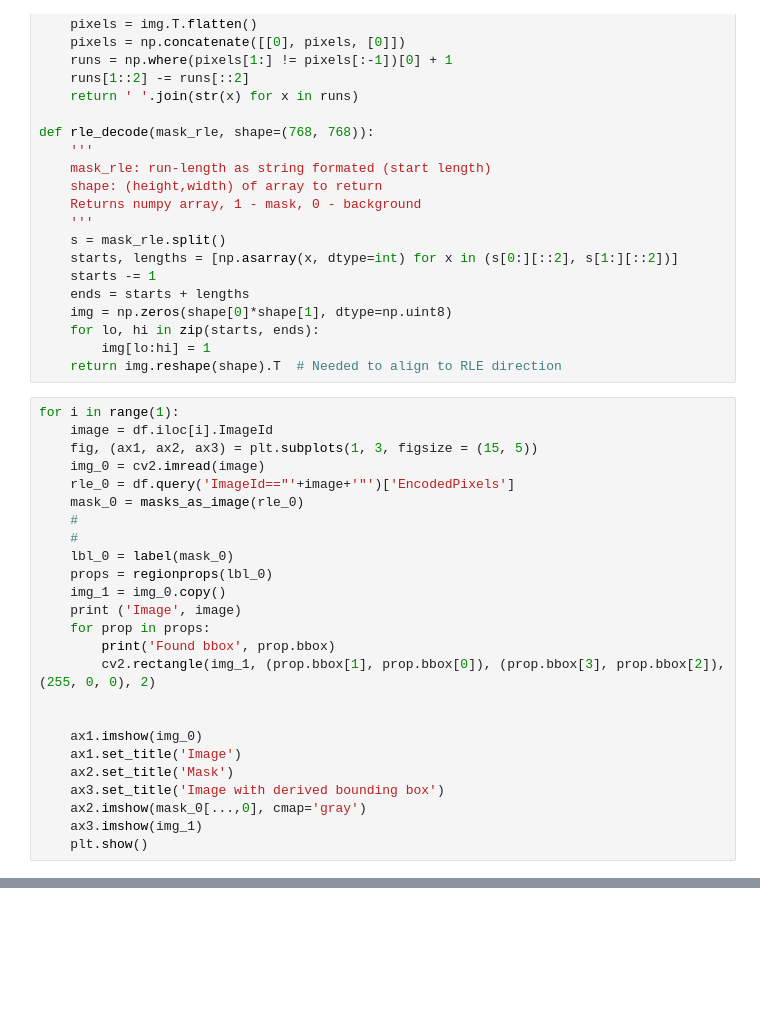
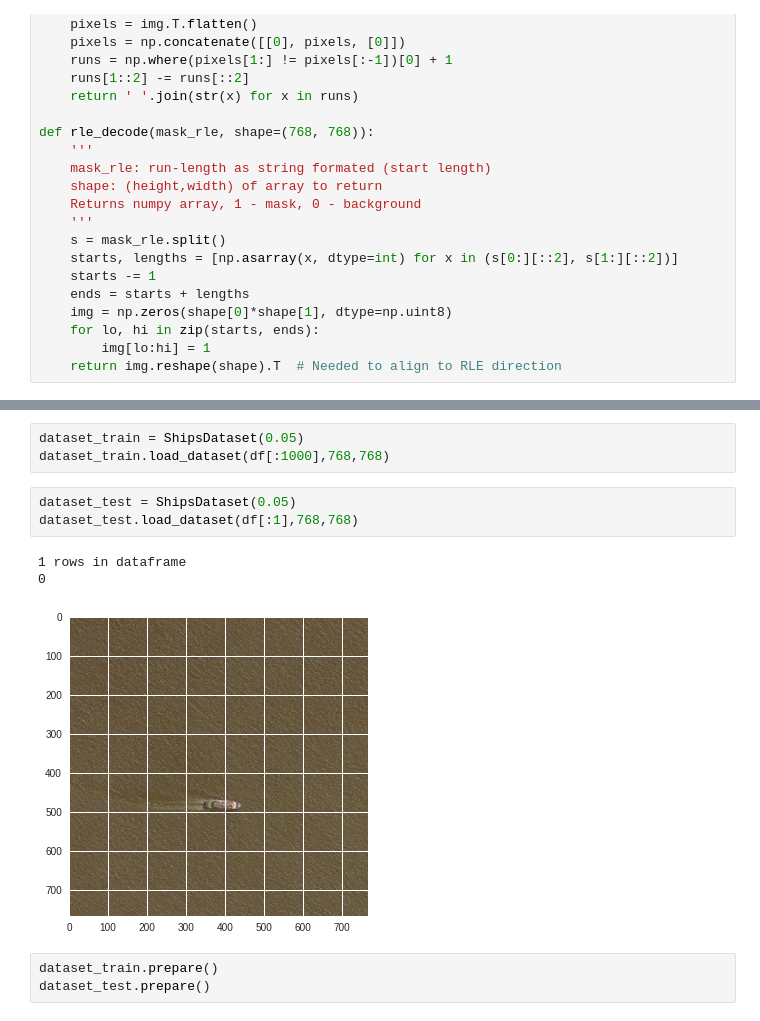
Before and after one commit to mowoe/airbus-ship-detection, a Jupyter notebook: Airbus_Ship_Detection.ipynb, the cells around one changed output, grey strips where cells are left out. Cells and saved outputs as stored; diff of their text form; blank space fills up the shorter version.

```diff
--- a/Airbus_Ship_Detection.ipynb
+++ b/Airbus_Ship_Detection.ipynb
@@ -139,28 +128,3 @@ def rle_decode(mask_rle, shape=(768, 768)):
     for lo, hi in zip(starts, ends):
         img[lo:hi] = 1
     return img.reshape(shape).T  # Needed to align to RLE direction
-# %%
-for i in range(1):
-    image = df.iloc[i].ImageId
-    fig, (ax1, ax2, ax3) = plt.subplots(1, 3, figsize = (15, 5))
-    img_0 = cv2.imread(image)
-    rle_0 = df.query('ImageId=="'+image+'"')['EncodedPixels']
-    mask_0 = masks_as_image(rle_0)
-    #
-    #
-    lbl_0 = label(mask_0)
-    props = regionprops(lbl_0)
-    img_1 = img_0.copy()
-    print ('Image', image)
-    for prop in props:
-        print('Found bbox', prop.bbox)
-        cv2.rectangle(img_1, (prop.bbox[1], prop.bbox[0]), (prop.bbox[3], prop.bbox[2]), (255, 0, 0), 2)
-
-
-    ax1.imshow(img_0)
-    ax1.set_title('Image')
-    ax2.set_title('Mask')
-    ax3.set_title('Image with derived bounding box')
-    ax2.imshow(mask_0[...,0], cmap='gray')
-    ax3.imshow(img_1)
-    plt.show()
@@ -176,0 +193,13 @@ california_housing_train.csv  README.md
+# %%
+dataset_train = ShipsDataset(0.05)
+dataset_train.load_dataset(df[:1000],768,768)
+# %%
+dataset_test = ShipsDataset(0.05)
+dataset_test.load_dataset(df[:1],768,768)
+# %% [output]
+1 rows in dataframe
+0
+[figure, added]
+# %%
+dataset_train.prepare()
+dataset_test.prepare()
```
Also changed, not shown: parts of 24 cells of this notebook.
